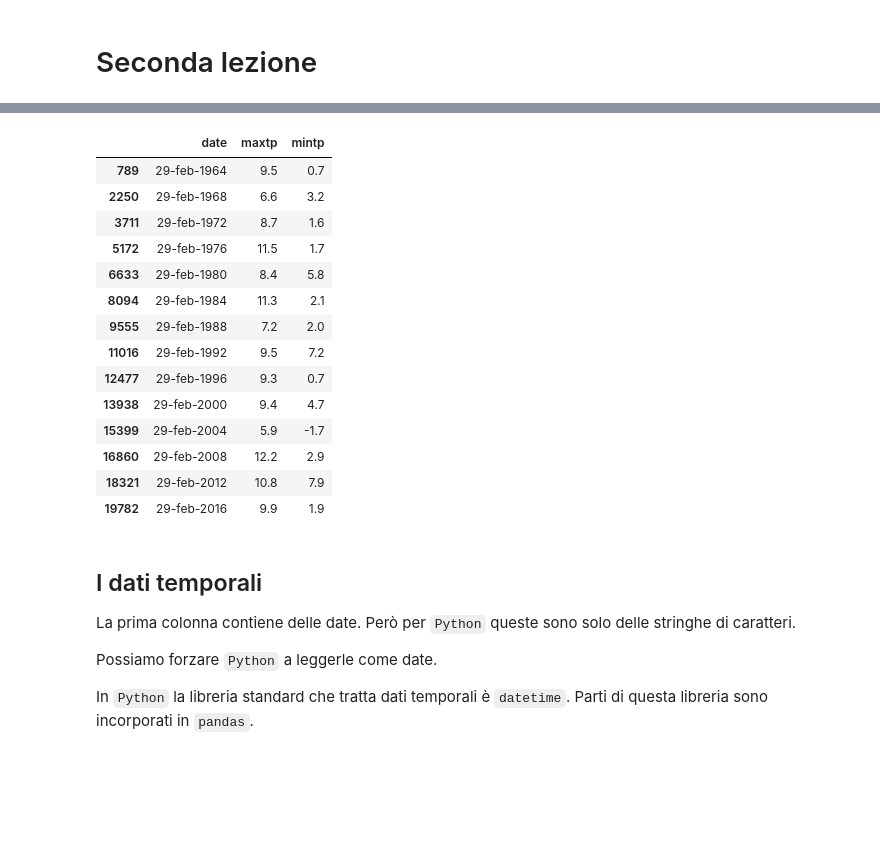
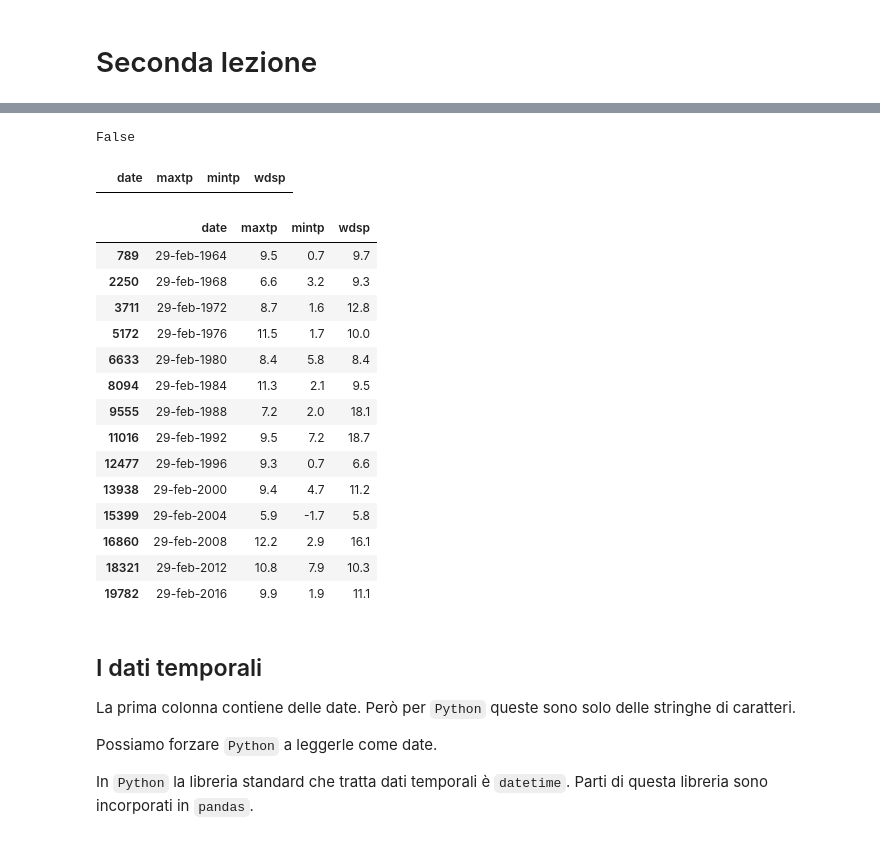
Before and after one commit to domenicozambella/BioTeIndu19, a Jupyter notebook: bozze/2_lezione.ipynb, the cells around one changed output, grey strips where cells are left out. Drawn from its saved outputs; the diff is of its cells as text; code cells hidden in the pictures; blank space fills up the shorter version.

```diff
--- a/bozze/2_lezione.ipynb
+++ b/bozze/2_lezione.ipynb
@@ -9,7 +9,6 @@ HTML( html_style )
 import pandas as pd
 df = pd.read_csv("../dati/Cork_Airport.csv",
                  skiprows=24,
-                 usecols=['date', 'maxtp', 'mintp'],
                 )
 df.tail(2)
 # %% [output]
@@ -18,0 +21,3 @@ df.tail(2)
+# %%
+df = df[ ['date', 'maxtp', 'mintp', 'wdsp'] ]
+df.tail(2)
@@ -50,22 +116,33 @@ df[max28 | min08]
+# %%
+'29-feb' in '29-feb-2001'
+'feb' in df['date']
+# %% [output]
+False
+# %%
+df.query( "'29-feb' in date" )
+# %% [output]
+|  | date | maxtp | mintp | wdsp |
 # %%
-feb29 = df['date'].map(lambda x: '29-feb' in x)
+# f = lambda x: '29-feb' in x
+def f(x) : return '29-feb' in x
+feb29 = df['date'].map(f)
 df[feb29]
 # %% [output]
-|  | date | maxtp | mintp |
-| 789 | 29-feb-1964 | 9.5 | 0.7 |
-| 2250 | 29-feb-1968 | 6.6 | 3.2 |
-| 3711 | 29-feb-1972 | 8.7 | 1.6 |
-| 5172 | 29-feb-1976 | 11.5 | 1.7 |
-| 6633 | 29-feb-1980 | 8.4 | 5.8 |
-| 8094 | 29-feb-1984 | 11.3 | 2.1 |
-| 9555 | 29-feb-1988 | 7.2 | 2.0 |
-| 11016 | 29-feb-1992 | 9.5 | 7.2 |
-| 12477 | 29-feb-1996 | 9.3 | 0.7 |
-| 13938 | 29-feb-2000 | 9.4 | 4.7 |
-| 15399 | 29-feb-2004 | 5.9 | -1.7 |
-| 16860 | 29-feb-2008 | 12.2 | 2.9 |
-| 18321 | 29-feb-2012 | 10.8 | 7.9 |
-| 19782 | 29-feb-2016 | 9.9 | 1.9 |
+|  | date | maxtp | mintp | wdsp |
+| 789 | 29-feb-1964 | 9.5 | 0.7 | 9.7 |
+| 2250 | 29-feb-1968 | 6.6 | 3.2 | 9.3 |
+| 3711 | 29-feb-1972 | 8.7 | 1.6 | 12.8 |
+| 5172 | 29-feb-1976 | 11.5 | 1.7 | 10.0 |
+| 6633 | 29-feb-1980 | 8.4 | 5.8 | 8.4 |
+| 8094 | 29-feb-1984 | 11.3 | 2.1 | 9.5 |
+| 9555 | 29-feb-1988 | 7.2 | 2.0 | 18.1 |
+| 11016 | 29-feb-1992 | 9.5 | 7.2 | 18.7 |
+| 12477 | 29-feb-1996 | 9.3 | 0.7 | 6.6 |
+| 13938 | 29-feb-2000 | 9.4 | 4.7 | 11.2 |
+| 15399 | 29-feb-2004 | 5.9 | -1.7 | 5.8 |
+| 16860 | 29-feb-2008 | 12.2 | 2.9 | 16.1 |
+| 18321 | 29-feb-2012 | 10.8 | 7.9 | 10.3 |
+| 19782 | 29-feb-2016 | 9.9 | 1.9 | 11.1 |
 # %% [markdown]
 ## I dati temporali
 
```
Also changed, not shown: parts of 32 cells of this notebook, 2 other files.
